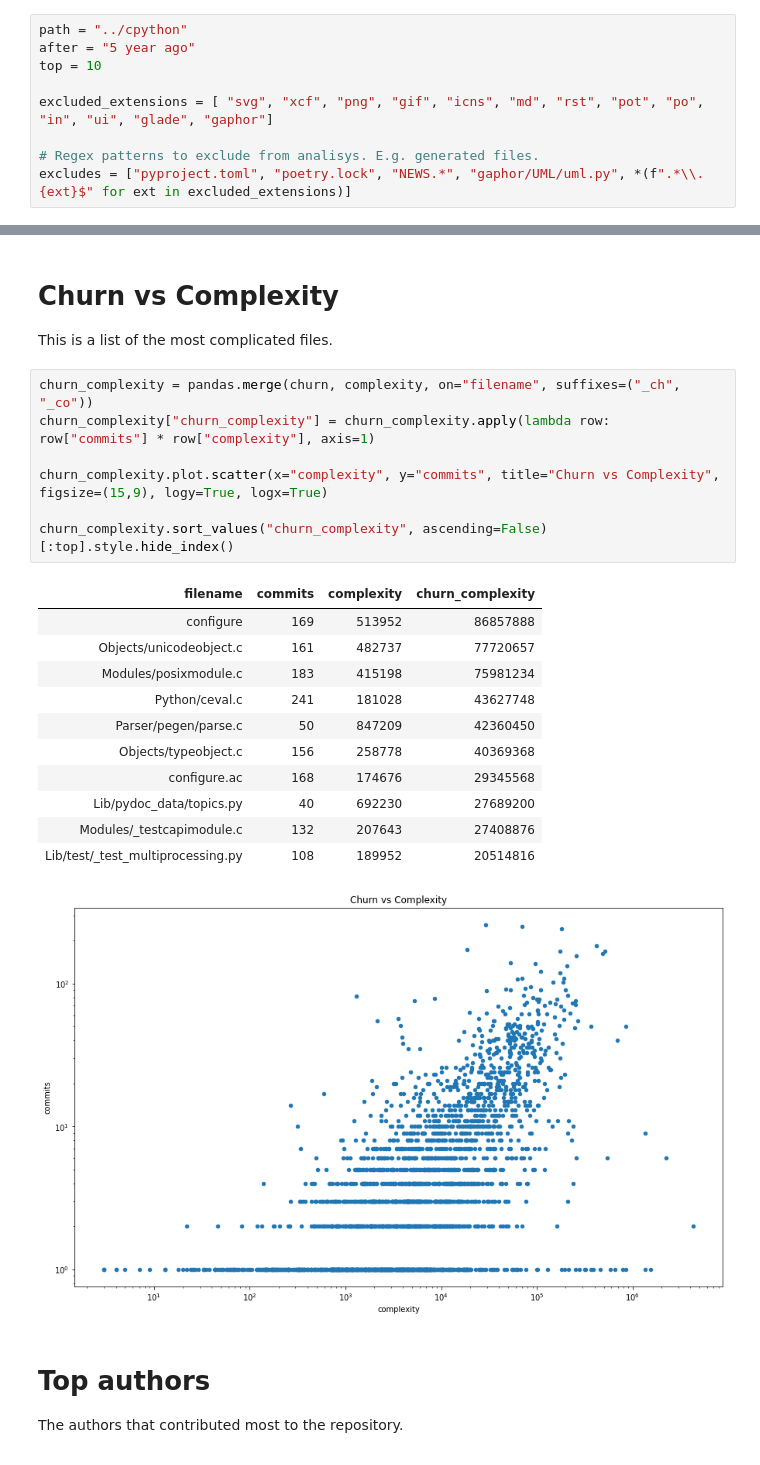
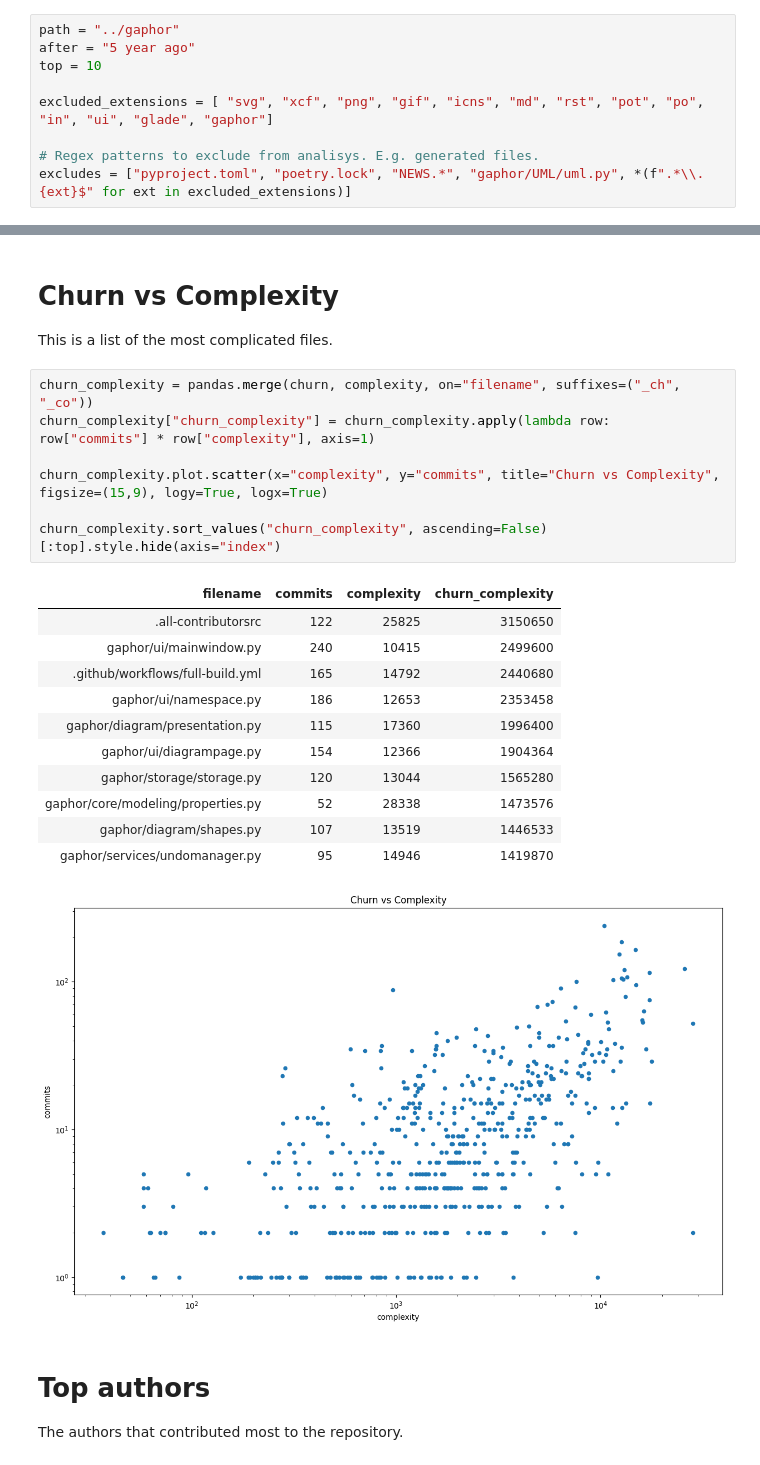
Before and after one commit to amolenaar/codescanner, a Jupyter notebook: Quick_Code_Analysis.ipynb, the cells around one changed output, grey strips where cells are left out. Cells and saved outputs as stored; diff of their text form.

```diff
--- a/Quick_Code_Analysis.ipynb
+++ b/Quick_Code_Analysis.ipynb
@@ -21,7 +22,7 @@ Ensure `git` can be be found.
 
 Change the variables below to point to your repo of interest, and give this notebook a spin (VS Code may ask if it needs to install a Jupyter kernel).
 # %%
-path = "../cpython"
+path = "../gaphor"
 after = "5 year ago"
 top = 10
 
@@ -138,23 +139,23 @@ This is a list of the most complicated files.
 # %%
 churn_complexity = pandas.merge(churn, complexity, on="filename", suffixes=("_ch", "_co"))
 churn_complexity["churn_complexity"] = churn_complexity.apply(lambda row: row["commits"] * row["complexity"], axis=1)
 
 churn_complexity.plot.scatter(x="complexity", y="commits", title="Churn vs Complexity", figsize=(15,9), logy=True, logx=True)
 
-churn_complexity.sort_values("churn_complexity", ascending=False)[:top].style.hide_index()
+churn_complexity.sort_values("churn_complexity", ascending=False)[:top].style.hide(axis="index")
 # %% [output]
 | filename | commits | complexity | churn_complexity |
-| configure | 169 | 513952 | 86857888 |
-| Objects/unicodeobject.c | 161 | 482737 | 77720657 |
-| Modules/posixmodule.c | 183 | 415198 | 75981234 |
-| Python/ceval.c | 241 | 181028 | 43627748 |
-| Parser/pegen/parse.c | 50 | 847209 | 42360450 |
-| Objects/typeobject.c | 156 | 258778 | 40369368 |
-| configure.ac | 168 | 174676 | 29345568 |
-| Lib/pydoc_data/topics.py | 40 | 692230 | 27689200 |
-| Modules/_testcapimodule.c | 132 | 207643 | 27408876 |
-| Lib/test/_test_multiprocessing.py | 108 | 189952 | 20514816 |
+| .all-contributorsrc | 122 | 25825 | 3150650 |
+| gaphor/ui/mainwindow.py | 240 | 10415 | 2499600 |
+| .github/workflows/full-build.yml | 165 | 14792 | 2440680 |
+| gaphor/ui/namespace.py | 186 | 12653 | 2353458 |
+| gaphor/diagram/presentation.py | 115 | 17360 | 1996400 |
+| gaphor/ui/diagrampage.py | 154 | 12366 | 1904364 |
+| gaphor/storage/storage.py | 120 | 13044 | 1565280 |
+| gaphor/core/modeling/properties.py | 52 | 28338 | 1473576 |
+| gaphor/diagram/shapes.py | 107 | 13519 | 1446533 |
+| gaphor/services/undomanager.py | 95 | 14946 | 1419870 |
-[figure, old version]
+[figure, new version]
 # %% [markdown]
 # Top authors
 
```
Also changed, not shown: parts of 7 cells of this notebook, 2 other files.
